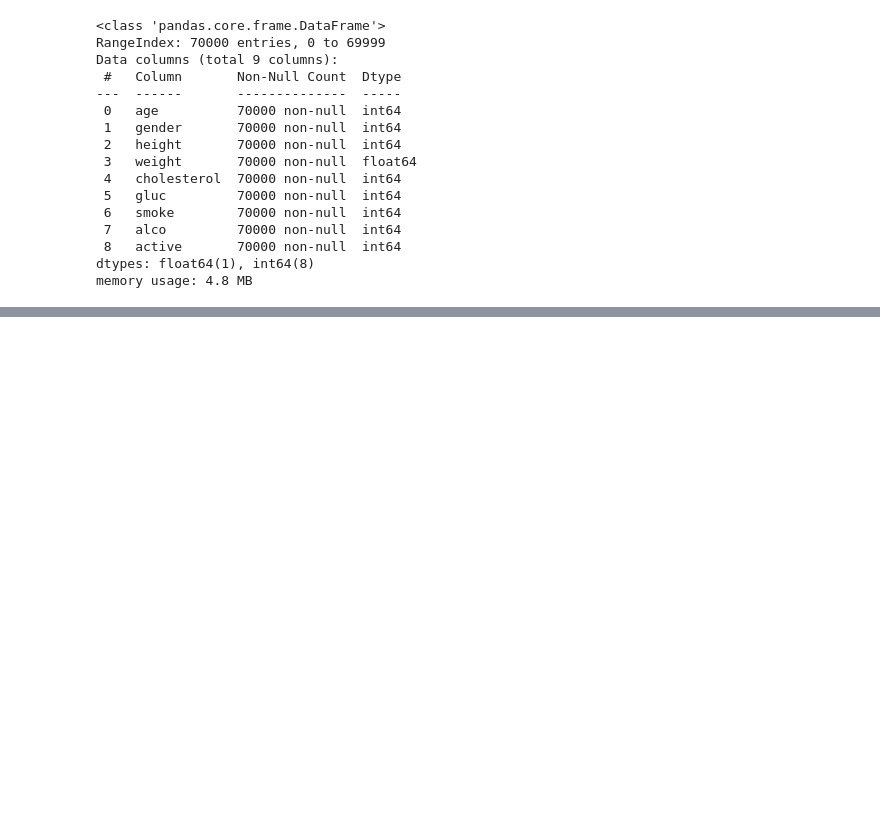
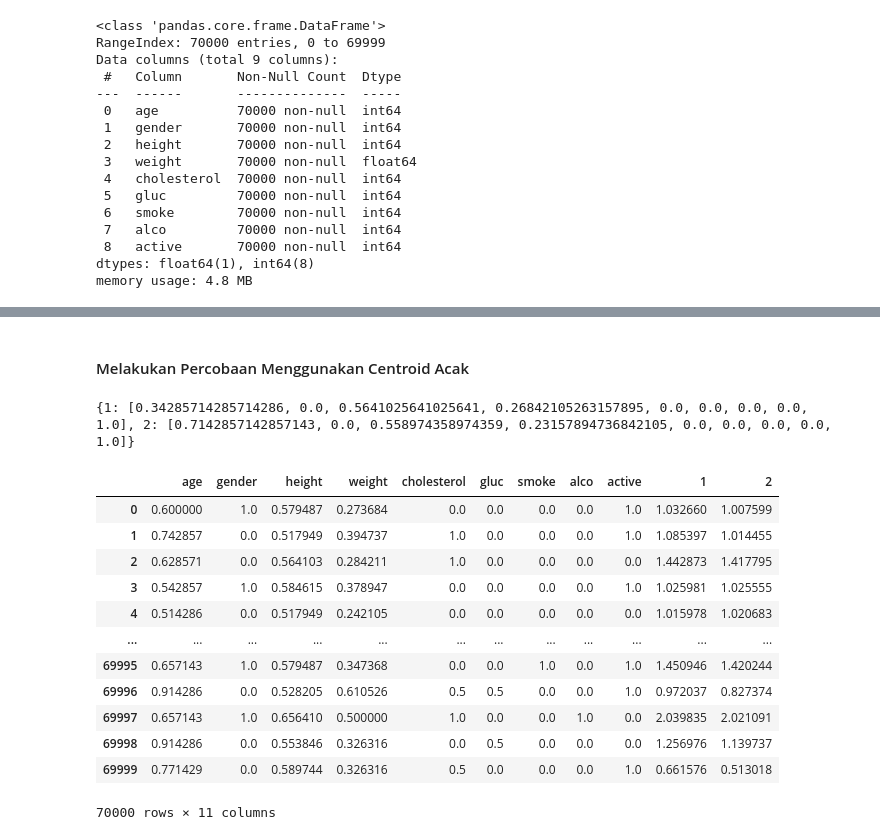
Before and after one commit to rapilap/TUBES_Artificial_Intelligence, a Jupyter notebook: percobaan2.ipynb, the cells around one changed output, grey strips where cells are left out. Saved outputs shown, nothing was run; the diff lists cells and outputs as text; code cells hidden in the pictures; blank space fills up the shorter version.

```diff
--- a/percobaan2.ipynb
+++ b/percobaan2.ipynb
@@ -152,0 +88,5 @@ df
+# %%
+# Normalisasi data agar memudahkan proses perhitungan
+normalisasi = (df - df.min()) / (df.max() - df.min())
+df = normalisasi
+df
@@ -152,0 +107,20 @@ df
+# %%
+fitur = ['age','gender','height','weight','cholesterol','gluc','smoke','alco','active']
+
+#Rumus inisialisasi centroid
+def inisialisasi_centroid(df, k, random_state=0):
+
+    # Mengambil sample untuk centroid
+    centroid = df.sample(n=k, random_state=random_state).values.tolist()
+
+    # Mengubah centroid dari list ke dictionary
+    centroid_dict = {i + 1: centroid[i] for i in range(len(centroid))}
+    return centroid_dict
+# %% [markdown]
+#### Melakukan Percobaan Menggunakan Centroid Acak
+# %%
+k = 2
+centro = inisialisasi_centroid(df, k)
+print(centro)
+# %% [output]
+{1: [0.34285714285714286, 0.0, 0.5641025641025641, 0.26842105263157895, 0.0, 0.0, 0.0, 0.0, 1.0], 2: [0.7142857142857143, 0.0, 0.558974358974359, 0.23157894736842105, 0.0, 0.0, 0.0, 0.0, 1.0]}
@@ -152,0 +134,17 @@ df
+# %%
+df_euc = jarak_euclid(df, fitur,centro)
+df_euc
+# %% [output]
+|  | age | gender | height | weight | cholesterol | gluc | smoke | alco | active | 1 | 2 |
+| 0 | 0.600000 | 1.0 | 0.579487 | 0.273684 | 0.0 | 0.0 | 0.0 | 0.0 | 1.0 | 1.032660 | 1.007599 |
+| 1 | 0.742857 | 0.0 | 0.517949 | 0.394737 | 1.0 | 0.0 | 0.0 | 0.0 | 1.0 | 1.085397 | 1.014455 |
+| 2 | 0.628571 | 0.0 | 0.564103 | 0.284211 | 1.0 | 0.0 | 0.0 | 0.0 | 0.0 | 1.442873 | 1.417795 |
+| 3 | 0.542857 | 1.0 | 0.584615 | 0.378947 | 0.0 | 0.0 | 0.0 | 0.0 | 1.0 | 1.025981 | 1.025555 |
+| 4 | 0.514286 | 0.0 | 0.517949 | 0.242105 | 0.0 | 0.0 | 0.0 | 0.0 | 0.0 | 1.015978 | 1.020683 |
+| ... | ... | ... | ... | ... | ... | ... | ... | ... | ... | ... | ... |
+| 69995 | 0.657143 | 1.0 | 0.579487 | 0.347368 | 0.0 | 0.0 | 1.0 | 0.0 | 1.0 | 1.450946 | 1.420244 |
+| 69996 | 0.914286 | 0.0 | 0.528205 | 0.610526 | 0.5 | 0.5 | 0.0 | 0.0 | 1.0 | 0.972037 | 0.827374 |
+| 69997 | 0.657143 | 1.0 | 0.656410 | 0.500000 | 1.0 | 0.0 | 0.0 | 1.0 | 0.0 | 2.039835 | 2.021091 |
+| 69998 | 0.914286 | 0.0 | 0.553846 | 0.326316 | 0.0 | 0.5 | 0.0 | 0.0 | 0.0 | 1.256976 | 1.139737 |
+| 69999 | 0.771429 | 0.0 | 0.589744 | 0.326316 | 0.5 | 0.0 | 0.0 | 0.0 | 1.0 | 0.661576 | 0.513018 |
+70000 rows × 11 columns
```
Also changed, not shown: parts of 18 cells of this notebook, 1 other file.
